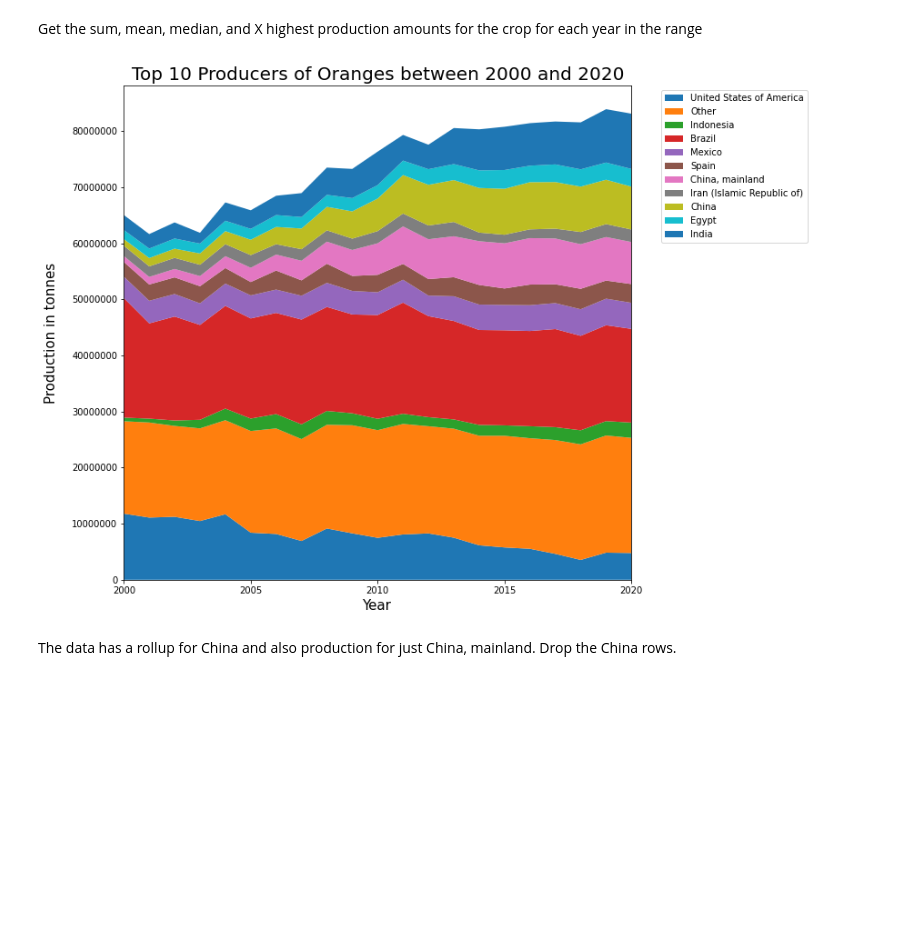
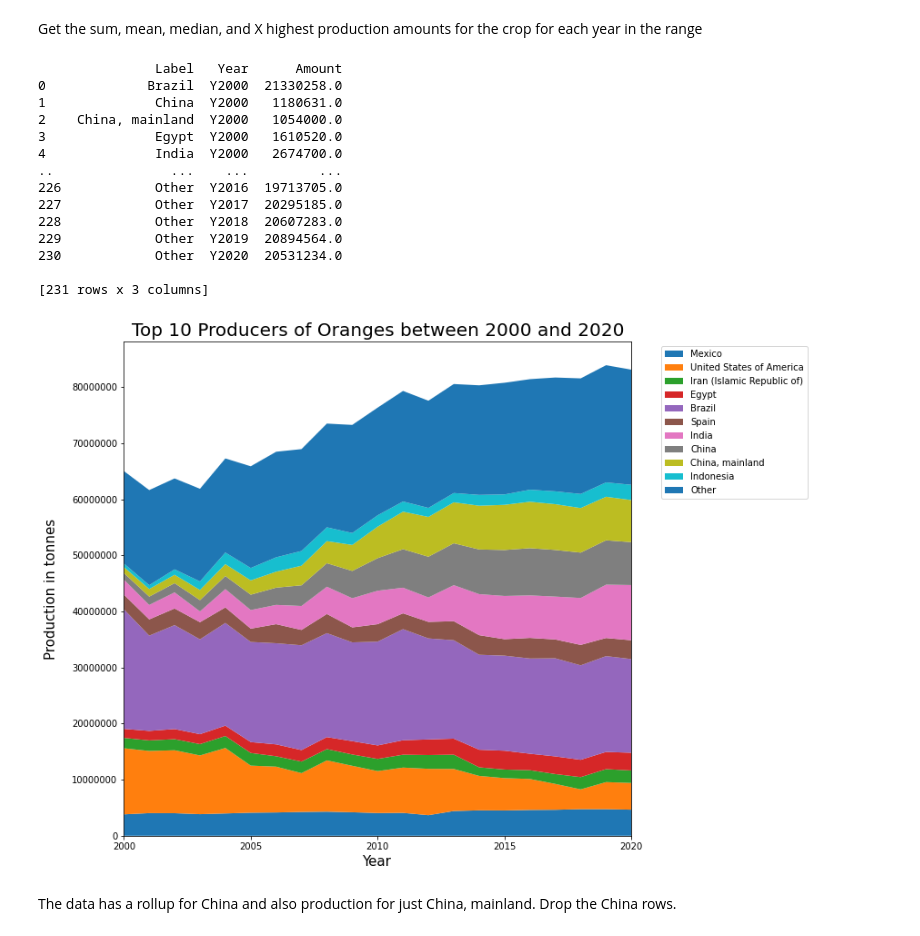
Before and after one commit to polarbearcode/DataAnalysis, a Jupyter notebook: AgricultureData/TopProducers.ipynb, the cells around one changed output. Cells and saved outputs as stored; diff of their text form; code cells hidden in the pictures; blank space fills up the shorter version.

```diff
--- a/AgricultureData/TopProducers.ipynb
+++ b/AgricultureData/TopProducers.ipynb
@@ -95,13 +111,15 @@ def cropData(df, agItem):
 def checkYear(year):
     """
         Check that the YEAR is within the years in the dataset.
+        Arguments:
+            year: int, the year to check
         Return True if it is, False otherwise.
     """
     return year >= firstYrInData and year <= lastYrInData
 
 def checkRange(year1, year2):
     """
-        Check year range is valid.
+        Check year range is valid. Raise an error if it's not.
     """
     if (year2 < year1):
         txt = "{y2} is before {y1}".format(y2=year2, y1 = year1)
@@ -197,7 +215,8 @@ def yearsToRows(df, yearColumns):
         Use pd.melt to move the year columns to rows.
         Arguments:
             df: the dataset (agData)
-        Return: the result of running pd.melt
+            yearColumns: the columns to make as rows
+        Return: the result of running pd.melt (years to rows)
     """
     df = pd.melt(df, id_vars = ["Area Code", "Area", "Item", "Element", "Unit"], value_vars = yearColumns,
                     var_name = "Year", value_name="Amount")
@@ -281,7 +301,7 @@ def findMidPoint(y1, y2):
         Arguments:
             y1: int
             y2: int
-        Return: int.
+        Return: int, the midpoint year between the two years
     """
     return (y1 + y2) / 2
 def createStackPlot(df, item, unit, topX):
@@ -293,6 +313,7 @@ def createStackPlot(df, item, unit, topX):
             unit: String, the unit the item is measured in
             topX: int, the top number of producers to label
     """
+    print(df)
     df['Year'] = [int(i[1:]) for i in df['Year']]
     countryList = list(set([c for c in df['Label']]))
     plotDict = {}
@@ -360,7 +431,21 @@ def plotProductionCrop(df, item, y1, y2, topX):
 # %%
-plotProductionCrop(agData, fruit, year1, year2, 10)
+plotProductionCrop(agData, "Production", fruit, year1, year2, 10, keepCols, createPlotFunc=createStackPlot)
 # %% [output]
+               Label   Year      Amount
+0             Brazil  Y2000  21330258.0
+1              China  Y2000   1180631.0
+2    China, mainland  Y2000   1054000.0
+3              Egypt  Y2000   1610520.0
+4              India  Y2000   2674700.0
+..               ...    ...         ...
+226            Other  Y2016  19713705.0
+227            Other  Y2017  20295185.0
+228            Other  Y2018  20607283.0
+229            Other  Y2019  20894564.0
+230            Other  Y2020  20531234.0
+
+[231 rows x 3 columns]
-[figure, old version]
+[figure, new version]
 # %% [markdown]
 The data has a rollup for China and also production for just China, mainland. Drop the China rows.
 # %%
```
Also changed, not shown: parts of 7 cells of this notebook.
